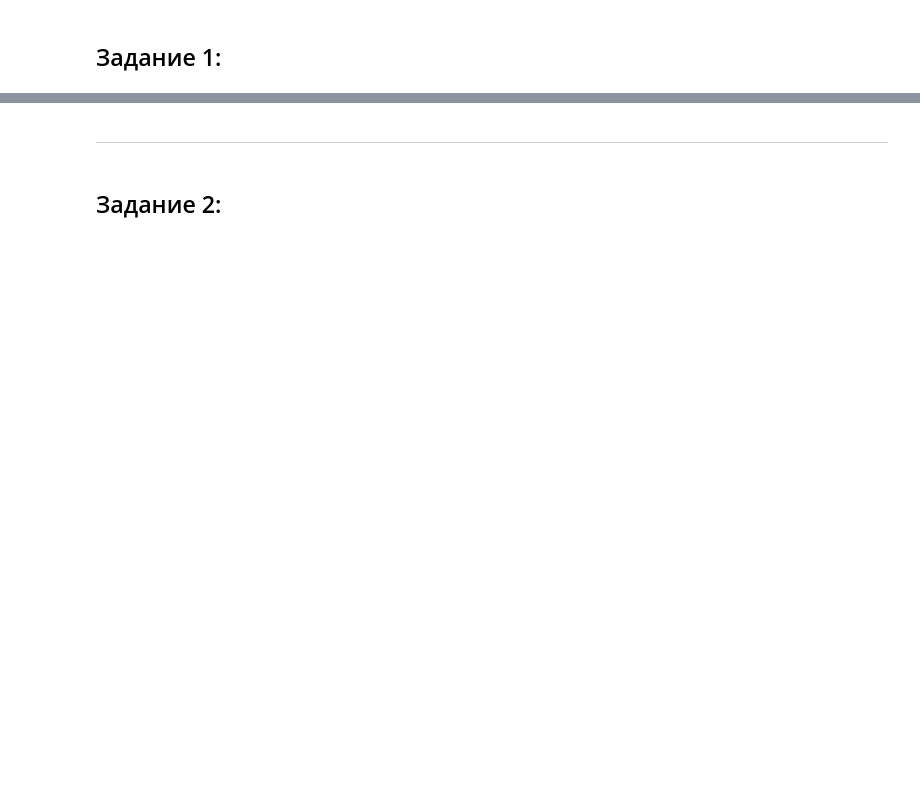
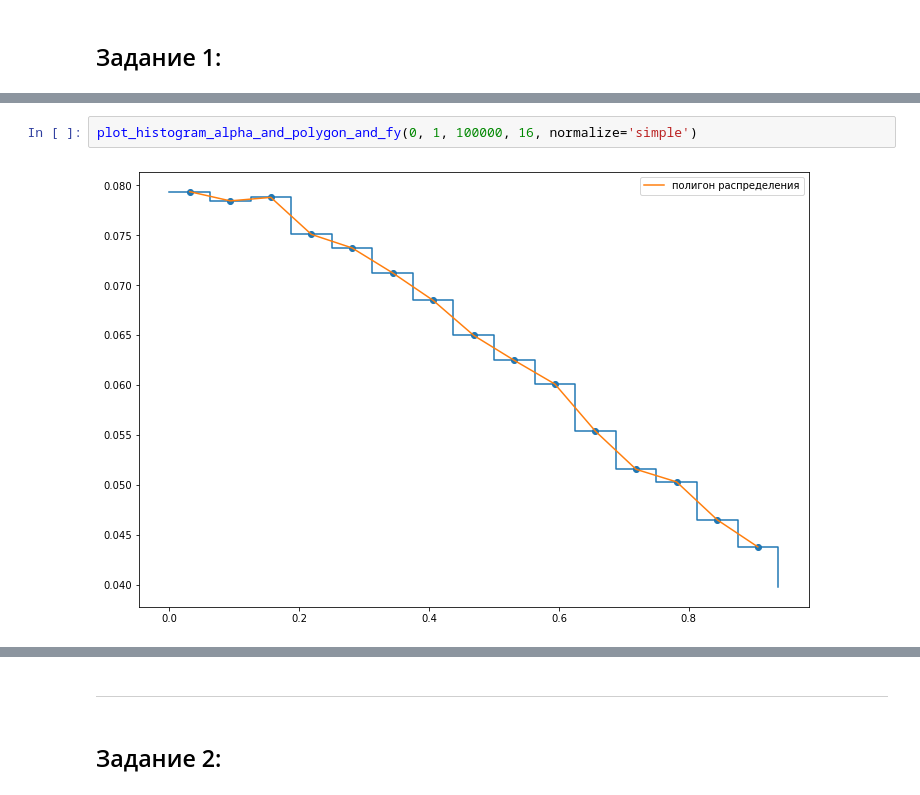
Before and after one commit to rosteeslove/bsuir-4th-term-python-stuff, a Jupyter notebook: math_stat/second_and_third.ipynb, the cells around one changed output, grey strips where cells are left out. Saved outputs shown, nothing was run; the diff lists cells and outputs as text; blank space fills up the shorter version.

```diff
--- a/math_stat/second_and_third.ipynb
+++ b/math_stat/second_and_third.ipynb
@@ -75,0 +135,4 @@ def plot_histogram_alpha_and_polygon(a, b, n, group_num, normalize=False):
+# %%
+plot_histogram_alpha_and_polygon_and_fy(0, 1, 100000, 16, normalize='simple')
+# %% [output]
+[figure, added]
```
Also changed, not shown: parts of 19 cells of this notebook, 1 other file.
